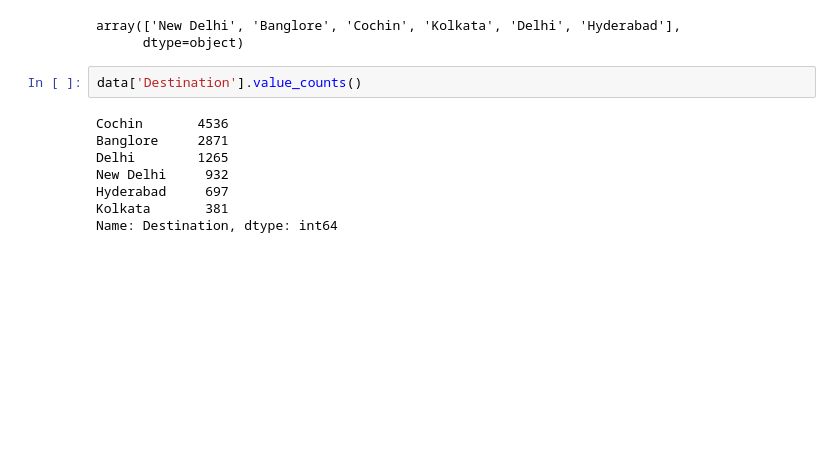
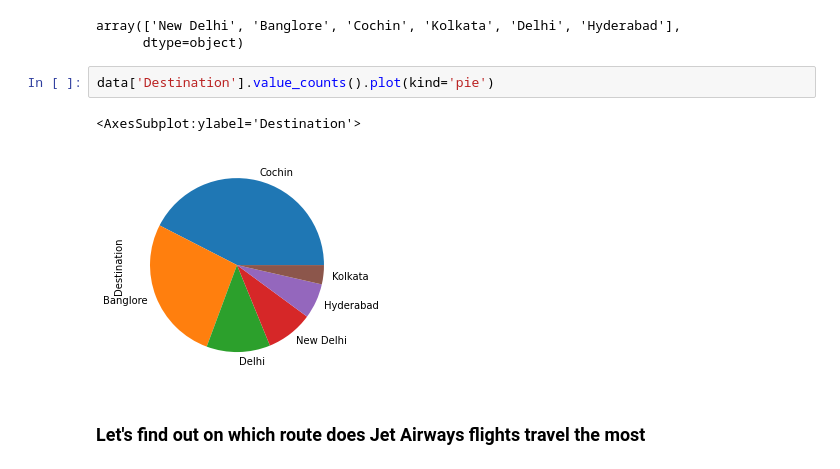
Before and after one commit to astro274/PredictFareAirline, a Jupyter notebook: prefairairline.ipynb, the cells around one changed output. Drawn from its saved outputs; the diff is of its cells as text; blank space fills up the shorter version.

```diff
--- a/prefairairline.ipynb
+++ b/prefairairline.ipynb
@@ -323,12 +323,9 @@ data['Destination'].unique()
 array(['New Delhi', 'Banglore', 'Cochin', 'Kolkata', 'Delhi', 'Hyderabad'],
       dtype=object)
 # %%
-data['Destination'].value_counts()
+data['Destination'].value_counts().plot(kind='pie')
 # %% [output]
-Cochin       4536
-Banglore     2871
-Delhi        1265
-New Delhi     932
-Hyderabad     697
-Kolkata       381
-Name: Destination, dtype: int64
+<AxesSubplot:ylabel='Destination'>
+[figure, added]
+# %% [markdown]
+### Let's find out on which route does Jet Airways flights travel the most
```
Also changed, not shown: parts of 7 cells of this notebook.
